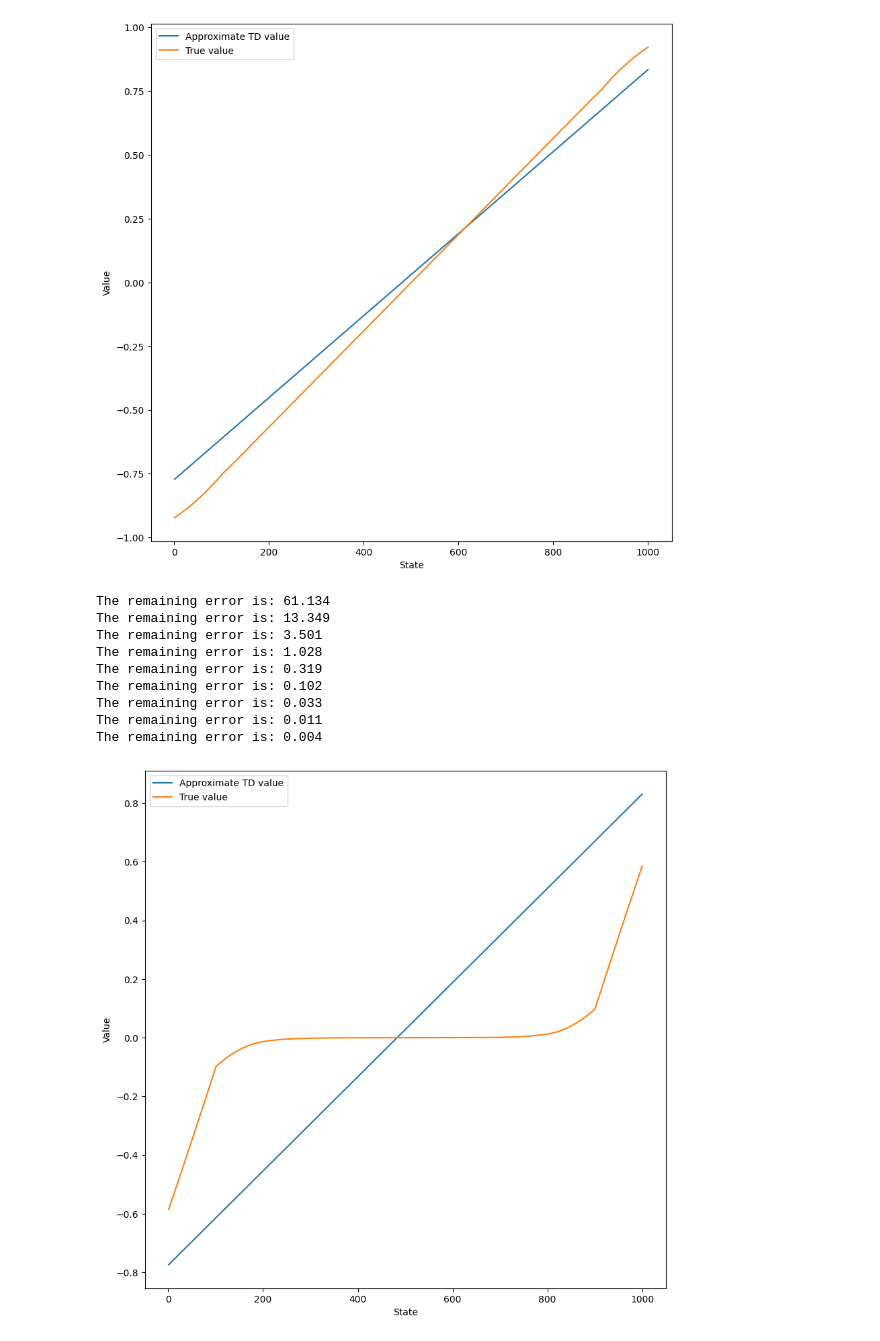
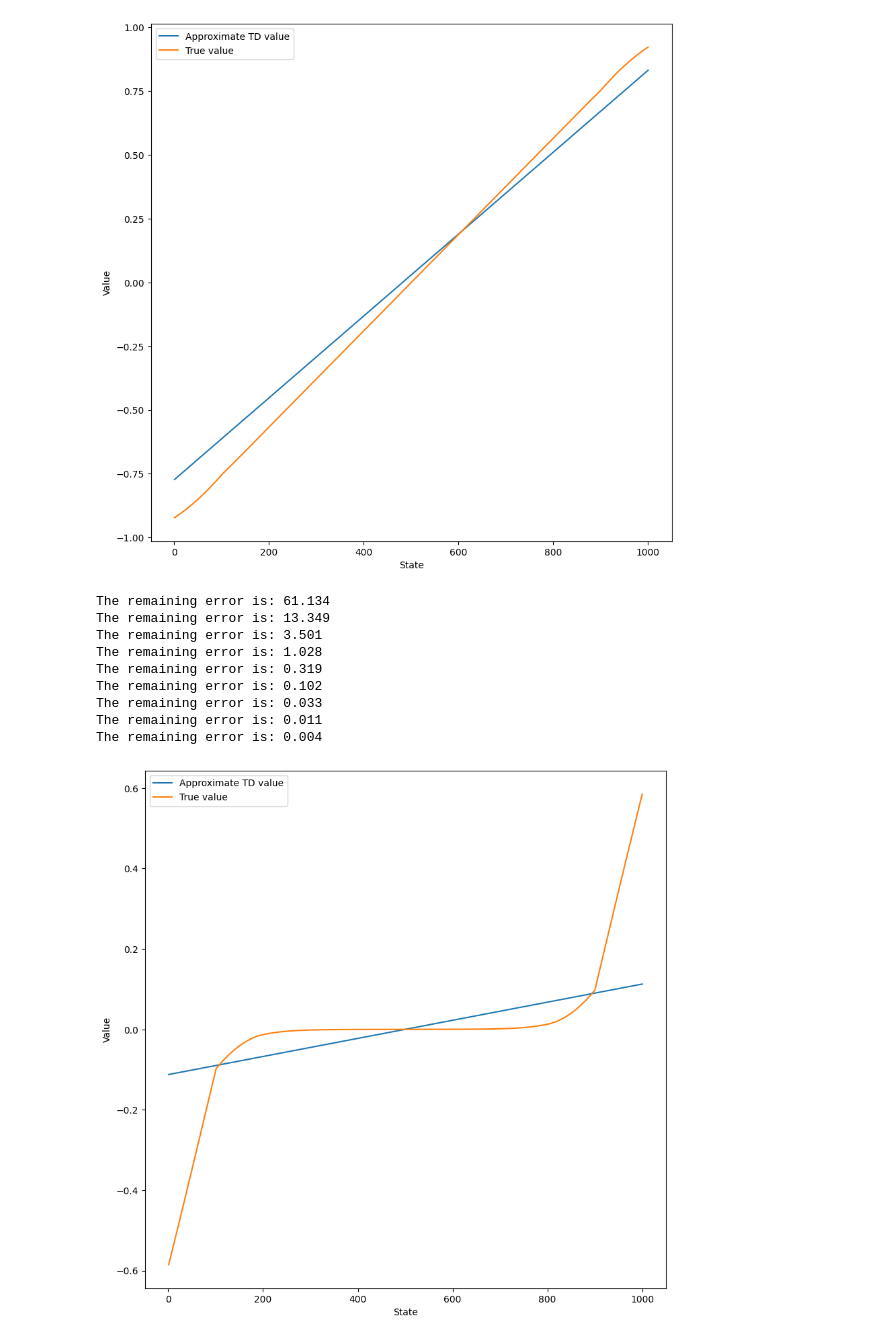
Before and after one commit to Data-Science-in-Mechanical-Engineering/RLLBC, a Jupyter notebook: class_examples/6. Function Approximation/random_walk.ipynb, the cells around one changed output. Saved outputs shown, nothing was run; the diff lists cells and outputs as text; code cells hidden in the pictures.

Commit message:
Removed wrongly added GAMMA=1

```diff
--- a/class_examples/6. Function Approximation/random_walk.ipynb
+++ b/class_examples/6. Function Approximation/random_walk.ipynb
@@ -435,39 +435,38 @@ plt.show()
 # %%
 GAMMA = 0.5
 true_value = compute_true_value()
-GAMMA = 1.0
 episodes = int(5e5)
 alpha = 2e-5
 
 # polynomial of order 1
 value_function = BasesValueFunction(1, POLYNOMIAL_BASES)
 
 distribution = np.zeros(N_STATES + 2)
 for ep in tqdm(range(episodes)):
     semi_gradient_td_0(value_function, alpha, distribution)
 
 distribution /= np.sum(distribution)
 state_values = [value_function.value(i) for i in STATES]
 
 plt.figure(figsize=(10, 10))
 
 plt.plot(STATES, state_values, label='Approximate TD value')
 plt.plot(STATES, true_value[1: -1], label='True value')
 plt.xlabel('State')
 plt.ylabel('Value')
 plt.legend()
 plt.show()
 # %% [output]
 The remaining error is: 61.134
 The remaining error is: 13.349
 The remaining error is: 3.501
 The remaining error is: 1.028
 The remaining error is: 0.319
 The remaining error is: 0.102
 The remaining error is: 0.033
 The remaining error is: 0.011
 The remaining error is: 0.004
-[figure, old version]
+[figure, new version]
 # %%
 episodes = int(1e6)
 alpha = 1e-4
```
Also changed, not shown: parts of 4 cells of this notebook.
